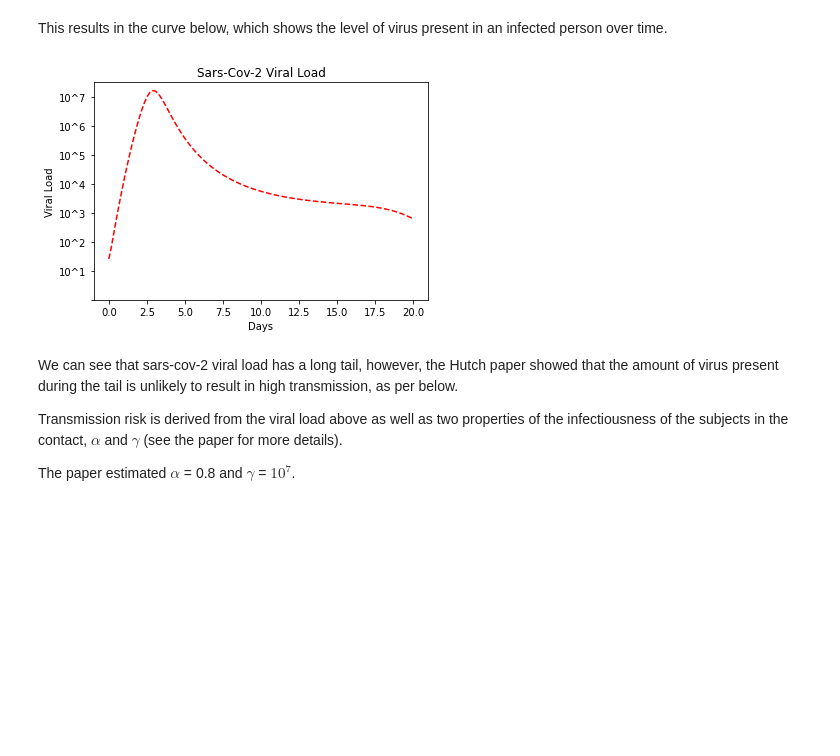
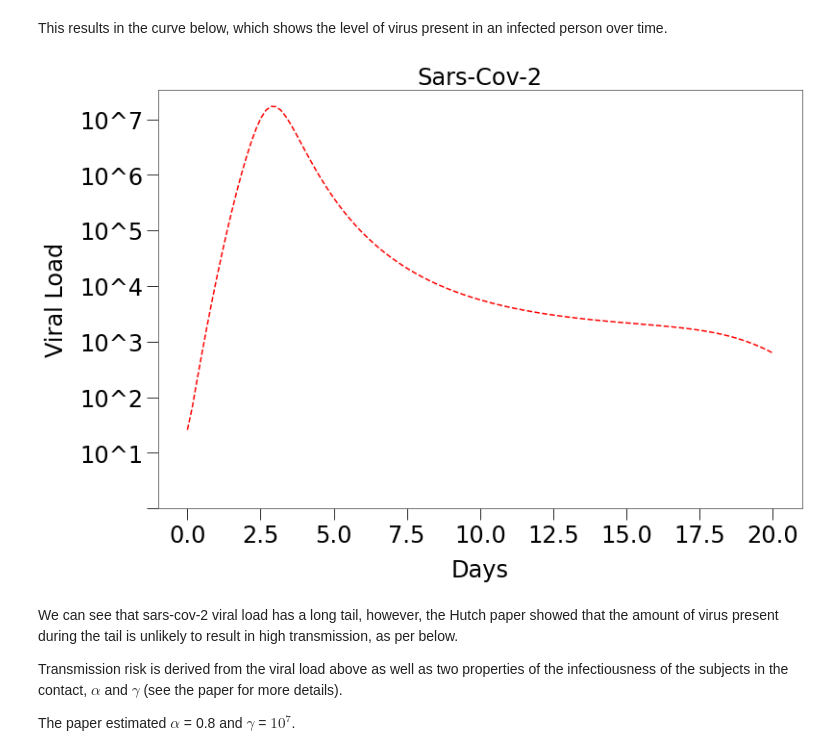
Before and after one commit to rjskene/rknotdocs, a Jupyter notebook: docs/theory.ipynb, the cells around one changed output. Saved outputs shown, nothing was run; the diff lists cells and outputs as text; code cells hidden in the pictures; blank space fills up the shorter version.

```diff
--- a/docs/theory.ipynb
+++ b/docs/theory.ipynb
@@ -1,3 +1,6 @@
+# %%
+import matplotlib.pyplot as plt
+plt.style.use('rknot_nb')
 # %% [markdown]
 ## Viral Spread Theory in RKnot ##
 
@@ -346,17 +430,18 @@ This results in the curve below, which shows the level of virus present in an in
 # %%
 import matplotlib.pyplot as plt
 
-fig, ax = plt.subplots()
+fig, ax = plt.subplots(figsize=(12,8))
 ax.plot(t, np.log10(v),'r--')
 ax.set_ylabel('Viral Load')
 ax.set_xlabel('Days')
 max_mag = math.floor(math.log(1.67*10**7, 10))
 ax.set_yticks([np.log10(10**i) for i in range(0, max_mag + 1)])
 ax.set_yticklabels([''] + [f'10^{i+1}' for i in range(0, max_mag)])
-ax.set_title('Sars-Cov-2 Viral Load')
-plt.show()
+ax.set_title('Sars-Cov-2')
+
+plt.savefig('imgs/viral_load')
 # %% [output]
-[figure, old version]
+[figure, new version]
 # %% [markdown]
 We can see that sars-cov-2 viral load has a long tail, however, the Hutch paper showed that the amount of virus present during the tail is unlikely to result in high transmission, as per below.
 
```
Also changed, not shown: parts of 14 cells of this notebook, 35 other files.
